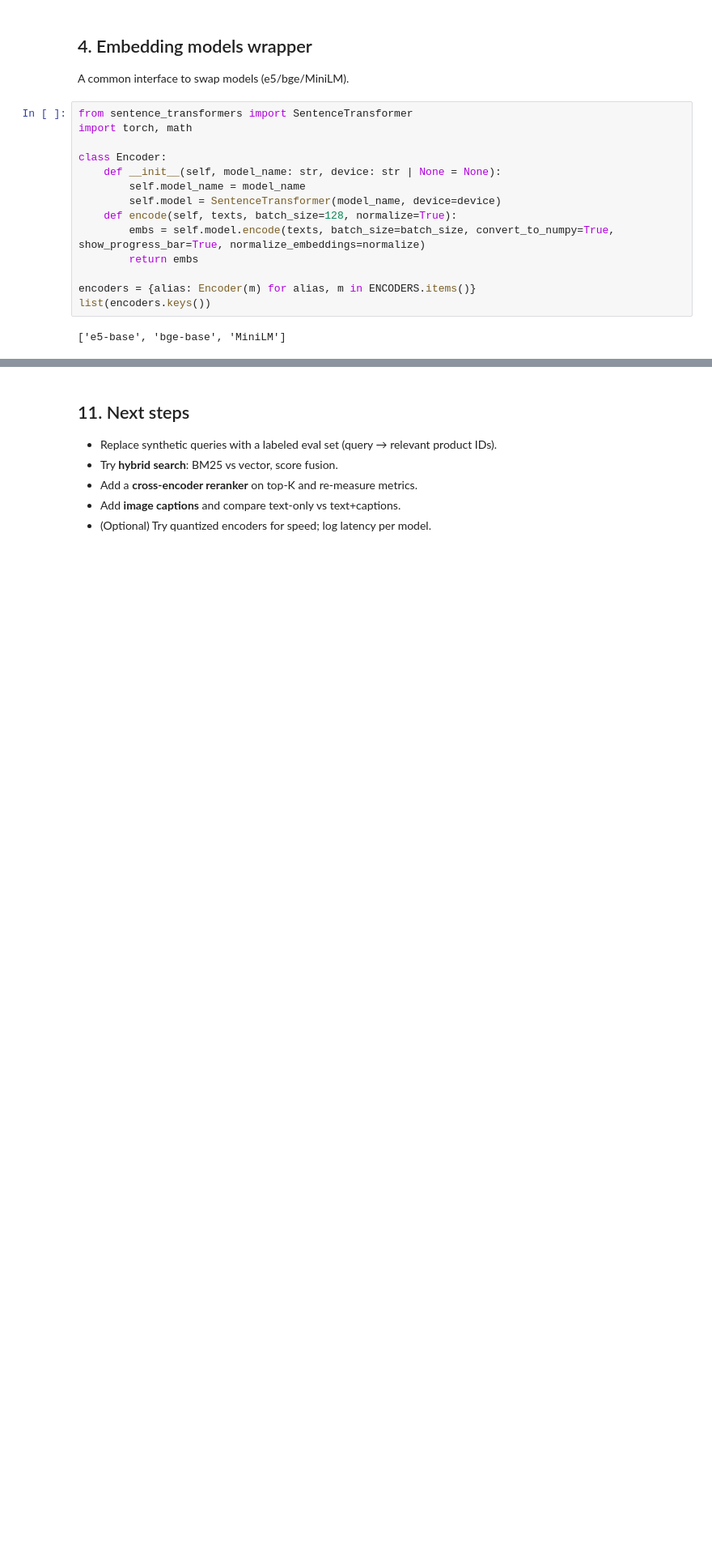
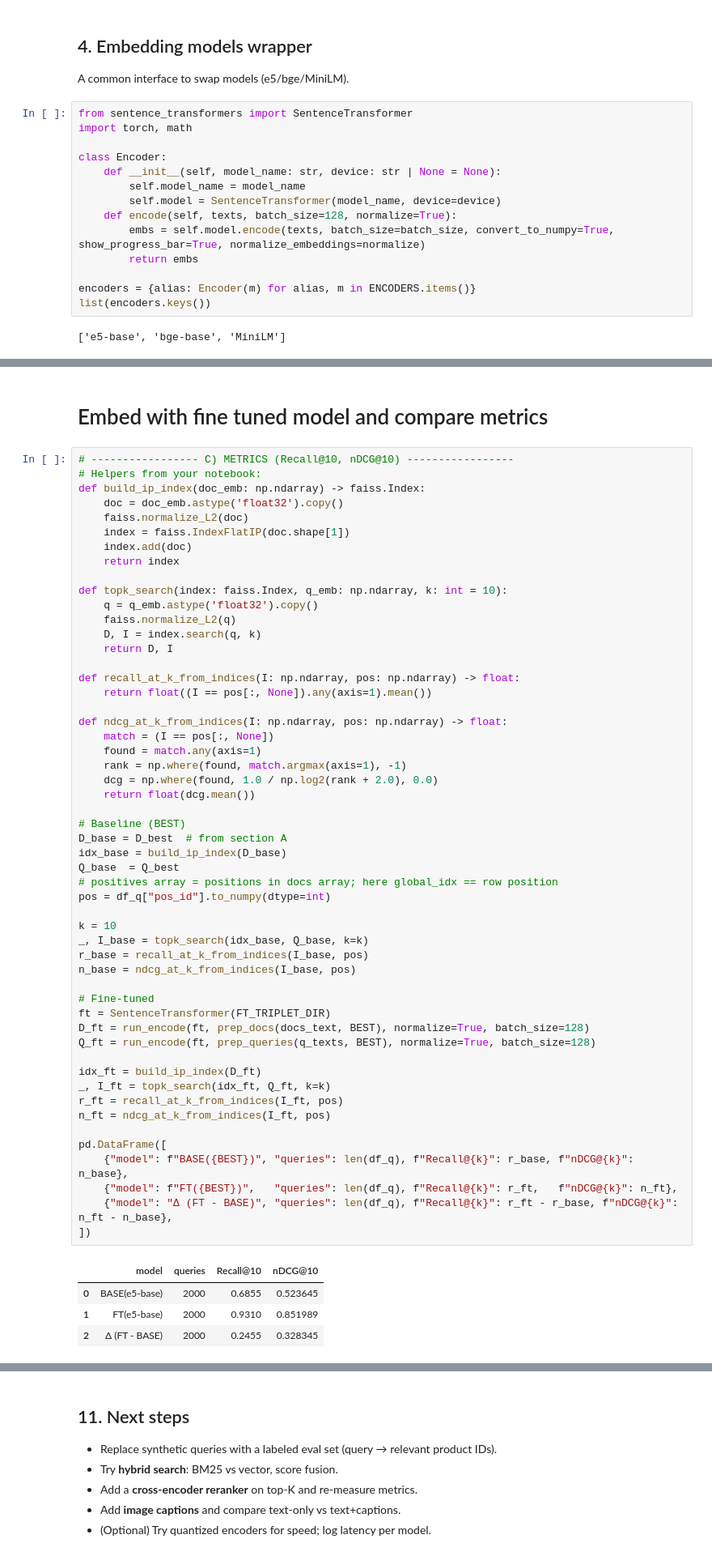
Before and after one commit to mananthakris/shoptalk-search-assistant, a Jupyter notebook: research/eda/ShopTalk_ABO_EDA_Embeddings.ipynb, the cells around one changed output, grey strips where cells are left out. Shown at 81% size. Drawn from its saved outputs; the diff is of its cells as text; blank space fills up the shorter version.

```diff
--- a/research/eda/ShopTalk_ABO_EDA_Embeddings.ipynb
+++ b/research/eda/ShopTalk_ABO_EDA_Embeddings.ipynb
@@ -946,0 +857,60 @@ Moved to Drive: /content/drive/MyDrive/abo_project/products_e5-base.zip
+# %% [markdown]
+# Embed with fine tuned model and compare metrics
+# %%
+# ----------------- C) METRICS (Recall@10, nDCG@10) -----------------
+# Helpers from your notebook:
+def build_ip_index(doc_emb: np.ndarray) -> faiss.Index:
+    doc = doc_emb.astype('float32').copy()
+    faiss.normalize_L2(doc)
+    index = faiss.IndexFlatIP(doc.shape[1])
+    index.add(doc)
+    return index
+
+def topk_search(index: faiss.Index, q_emb: np.ndarray, k: int = 10):
+    q = q_emb.astype('float32').copy()
+    faiss.normalize_L2(q)
+    D, I = index.search(q, k)
+    return D, I
+
+def recall_at_k_from_indices(I: np.ndarray, pos: np.ndarray) -> float:
+    return float((I == pos[:, None]).any(axis=1).mean())
+
+def ndcg_at_k_from_indices(I: np.ndarray, pos: np.ndarray) -> float:
+    match = (I == pos[:, None])
+    found = match.any(axis=1)
+    rank = np.where(found, match.argmax(axis=1), -1)
+    dcg = np.where(found, 1.0 / np.log2(rank + 2.0), 0.0)
+    return float(dcg.mean())
+
+# Baseline (BEST)
+D_base = D_best  # from section A
+idx_base = build_ip_index(D_base)
+Q_base  = Q_best
+# positives array = positions in docs array; here global_idx == row position
+pos = df_q["pos_id"].to_numpy(dtype=int)
+
+k = 10
+_, I_base = topk_search(idx_base, Q_base, k=k)
+r_base = recall_at_k_from_indices(I_base, pos)
+n_base = ndcg_at_k_from_indices(I_base, pos)
+
+# Fine-tuned
+ft = SentenceTransformer(FT_TRIPLET_DIR)
+D_ft = run_encode(ft, prep_docs(docs_text, BEST), normalize=True, batch_size=128)
+Q_ft = run_encode(ft, prep_queries(q_texts, BEST), normalize=True, batch_size=128)
+
+idx_ft = build_ip_index(D_ft)
+_, I_ft = topk_search(idx_ft, Q_ft, k=k)
+r_ft = recall_at_k_from_indices(I_ft, pos)
+n_ft = ndcg_at_k_from_indices(I_ft, pos)
+
+pd.DataFrame([
+    {"model": f"BASE({BEST})", "queries": len(df_q), f"Recall@{k}": r_base, f"nDCG@{k}": n_base},
+    {"model": f"FT({BEST})",   "queries": len(df_q), f"Recall@{k}": r_ft,   f"nDCG@{k}": n_ft},
+    {"model": "Δ (FT - BASE)", "queries": len(df_q), f"Recall@{k}": r_ft - r_base, f"nDCG@{k}": n_ft - n_base},
+])
+# %% [output]
+|  | model | queries | Recall@10 | nDCG@10 |
+| 0 | BASE(e5-base) | 2000 | 0.6855 | 0.523645 |
+| 1 | FT(e5-base) | 2000 | 0.9310 | 0.851989 |
+| 2 | Δ (FT - BASE) | 2000 | 0.2455 | 0.328345 |
```
Also changed, not shown: parts of 38 cells of this notebook.
